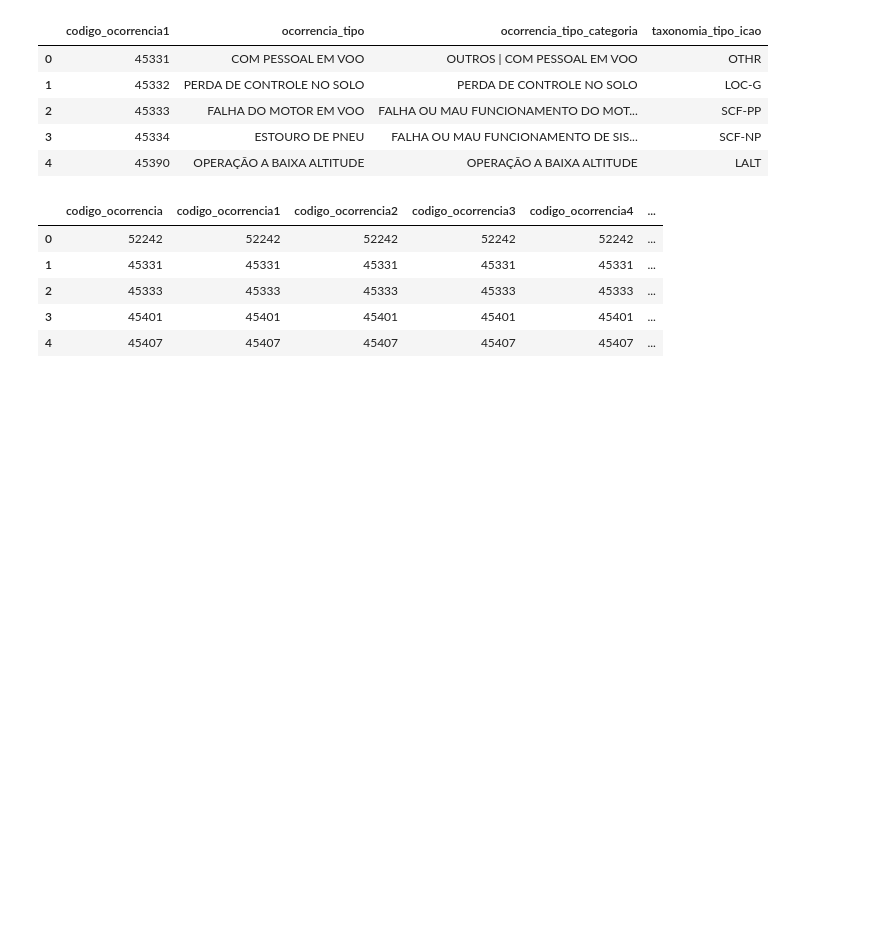
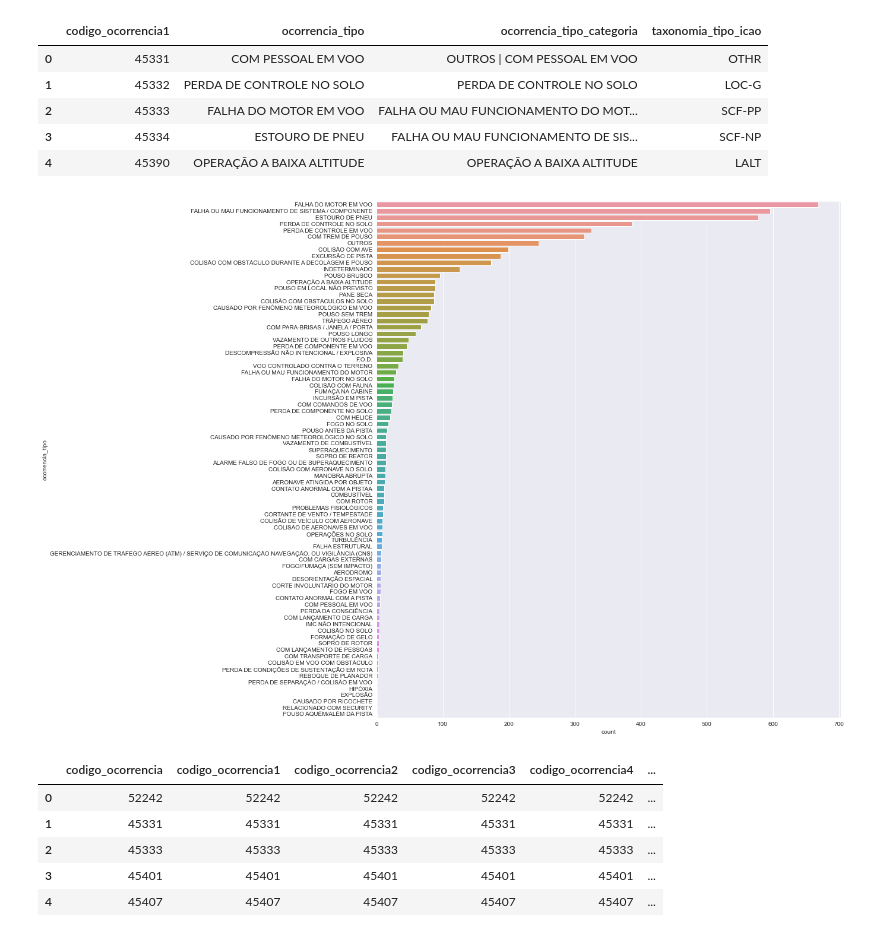
Before and after one commit to otavio-silva/A3Data---Teste-Pr-tico-Cientista-de-Dados-, a Jupyter notebook: notebook.ipynb, the cells around one changed output. Saved outputs shown, nothing was run; the diff lists cells and outputs as text; code cells hidden in the pictures; blank space fills up the shorter version.

```diff
--- a/notebook.ipynb
+++ b/notebook.ipynb
@@ -129,6 +147,12 @@ ocorrencia_tipo.head()
 | 2 | 45333 | FALHA DO MOTOR EM VOO | FALHA OU MAU FUNCIONAMENTO DO MOT... | SCF-PP |
 | 3 | 45334 | ESTOURO DE PNEU | FALHA OU MAU FUNCIONAMENTO DE SIS... | SCF-NP |
 | 4 | 45390 | OPERAÇÃO A BAIXA ALTITUDE | OPERAÇÃO A BAIXA ALTITUDE | LALT |
+# %%
+pyplot.figure(figsize=(14, 16))
+seaborn.countplot(data=ocorrencia_tipo, y="ocorrencia_tipo", order=ocorrencia_tipo["ocorrencia_tipo"].value_counts().index)
+pyplot.show()
+# %% [output]
+[figure, added]
 # %%
 ocorrencia = pandas.read_csv(os.path.join("data", "ocorrencia.csv"), sep=';')
 # %%
```
Also changed, not shown: parts of 6 cells of this notebook.
